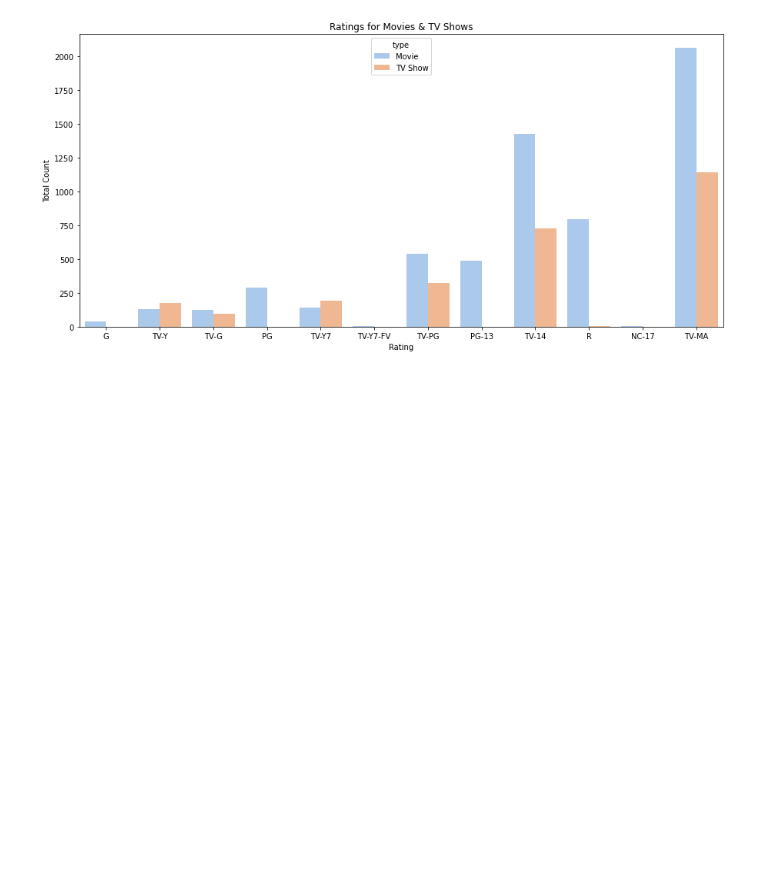
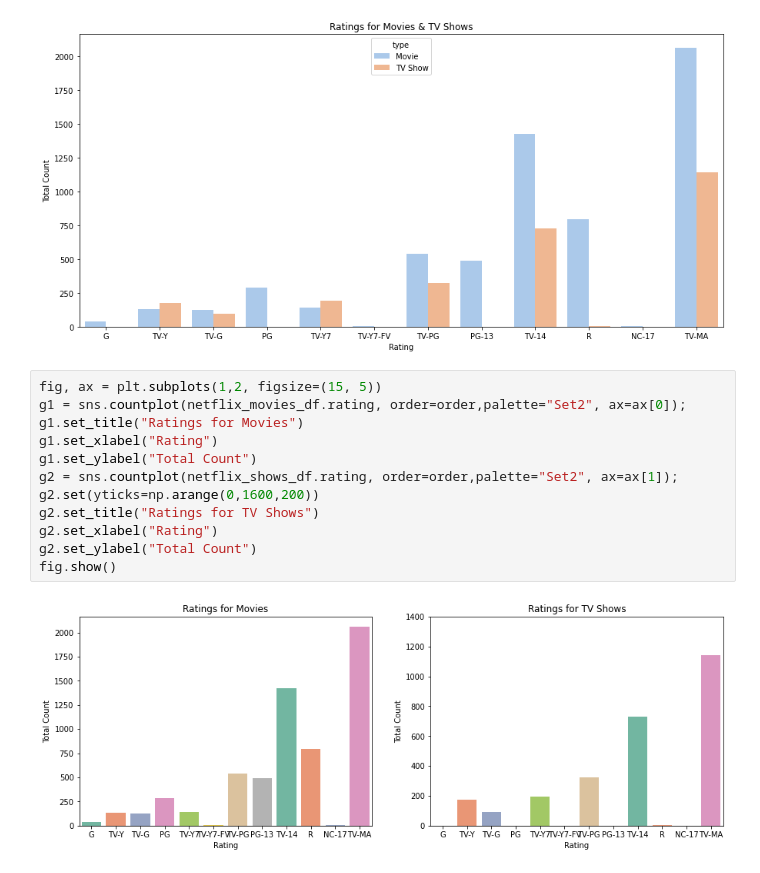
Before and after one commit to nrp1284/netflix_titles, a Jupyter notebook: netflix_ratings.ipynb, the cells around one changed output. Saved outputs shown, nothing was run; the diff lists cells and outputs as text; blank space fills up the shorter version.

```diff
--- a/netflix_ratings.ipynb
+++ b/netflix_ratings.ipynb
@@ -186,3 +192,17 @@ plt.ylabel("Total Count")
 plt.show()
 # %% [output]
 [figure]
+# %%
+fig, ax = plt.subplots(1,2, figsize=(15, 5))
+g1 = sns.countplot(netflix_movies_df.rating, order=order,palette="Set2", ax=ax[0]);
+g1.set_title("Ratings for Movies")
+g1.set_xlabel("Rating")
+g1.set_ylabel("Total Count")
+g2 = sns.countplot(netflix_shows_df.rating, order=order,palette="Set2", ax=ax[1]);
+g2.set(yticks=np.arange(0,1600,200))
+g2.set_title("Ratings for TV Shows")
+g2.set_xlabel("Rating")
+g2.set_ylabel("Total Count")
+fig.show()
+# %% [output]
+[figure, added]
```
Also changed, not shown: parts of 20 cells of this notebook.
